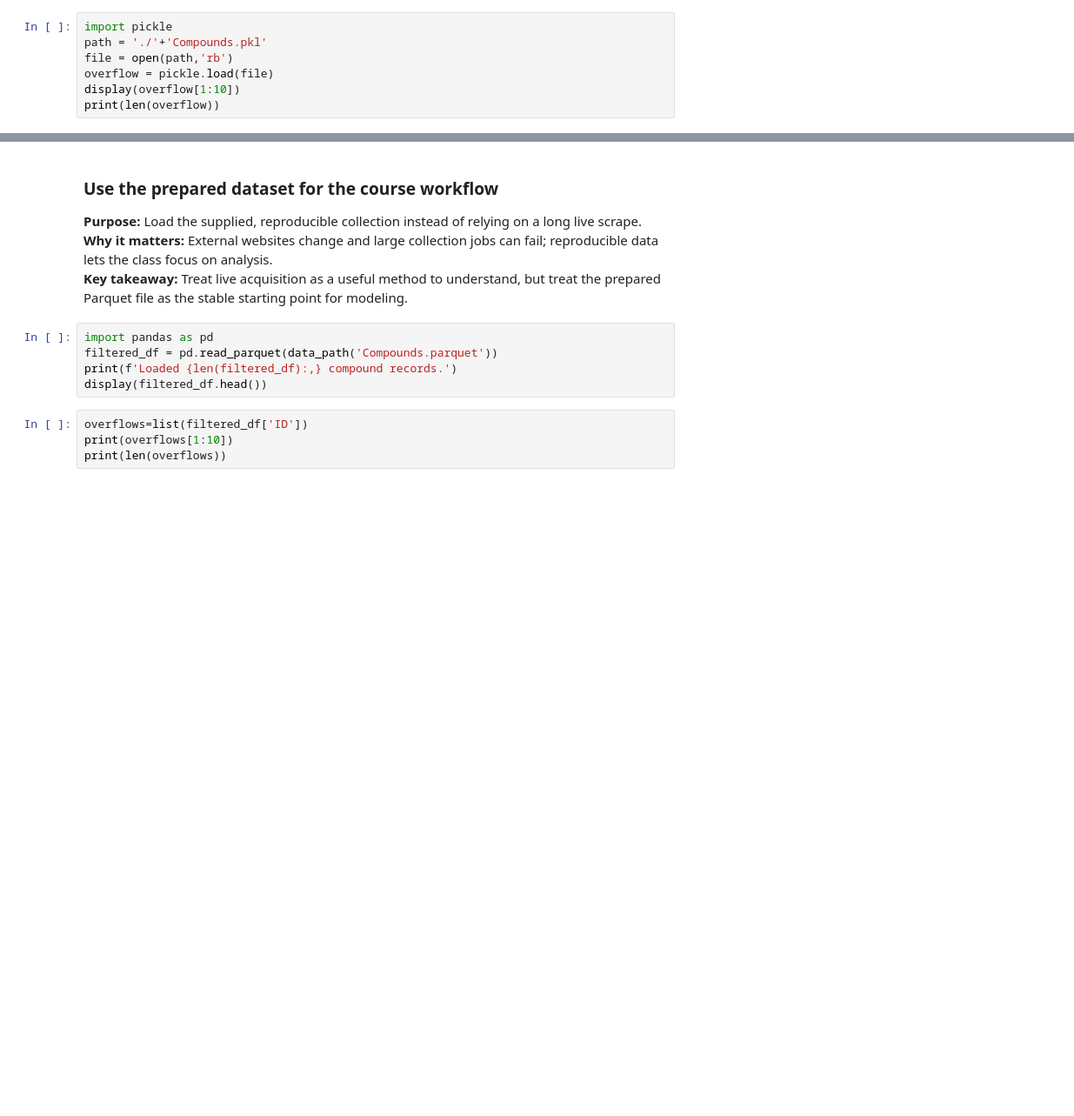
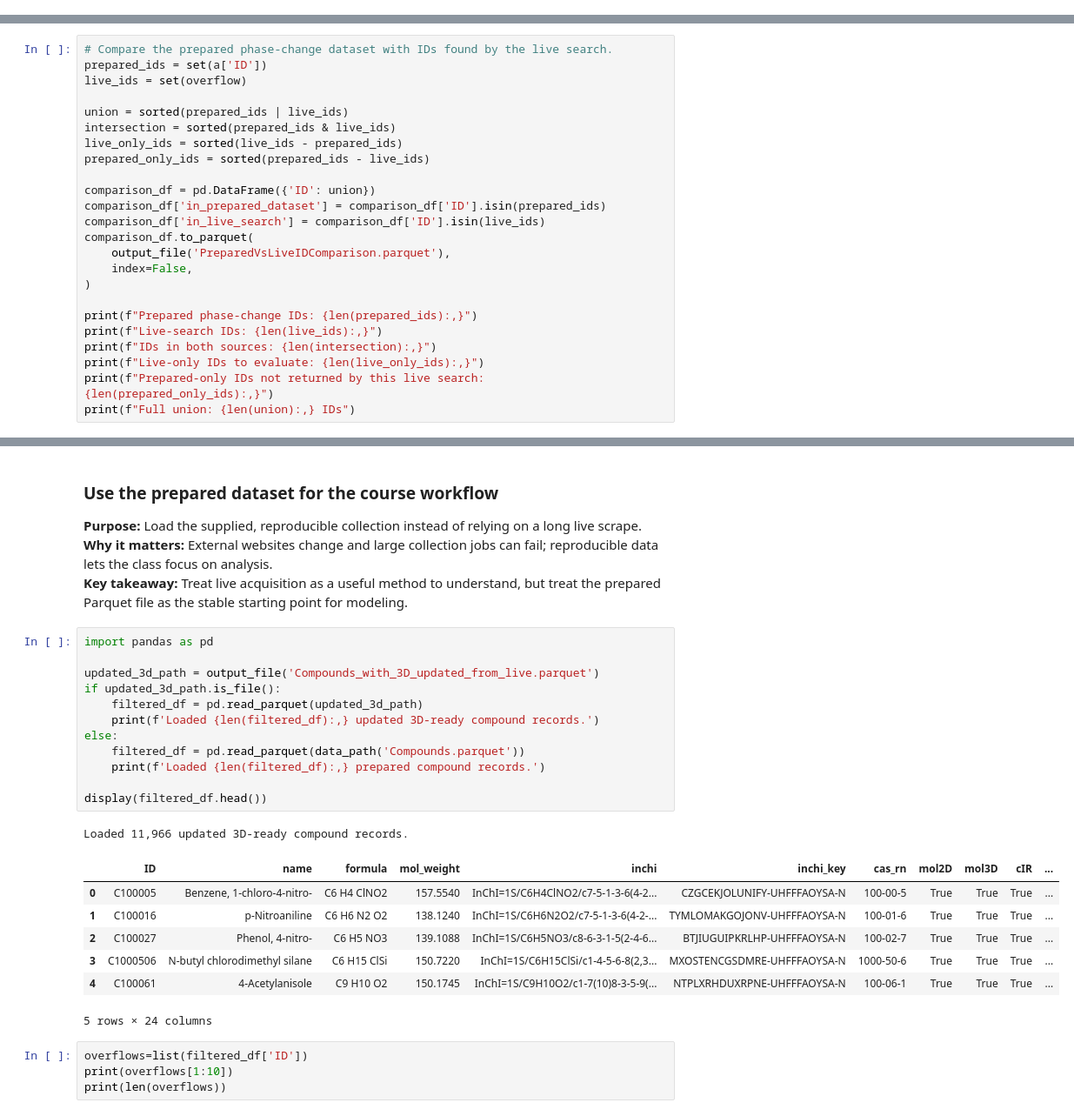
Before and after one commit to stlmaxpt/mizzou_atomistic_materials_analytics_fs2026, a Jupyter notebook: 01_Structure_to_Boiling_Point/01_NIST_BP_V2.ipynb, the cells around one changed output, grey strips where cells are left out. Shown at 87% size. Saved outputs shown, nothing was run; the diff lists cells and outputs as text; blank space fills up the shorter version.

```diff
--- a/01_Structure_to_Boiling_Point/01_NIST_BP_V2.ipynb
+++ b/01_Structure_to_Boiling_Point/01_NIST_BP_V2.ipynb
@@ -229,7 +186,0 @@ raise RuntimeError('STOP — optional live NIST collection. This may take about
-# %%
-import pickle
-path = './'+'Compounds.pkl'
-file = open(path,'rb')
-overflow = pickle.load(file)
-display(overflow[1:10])
-print(len(overflow))
@@ -281,0 +286,24 @@ print(len(filtered_df))
+# %%
+# Compare the prepared phase-change dataset with IDs found by the live search.
+prepared_ids = set(a['ID'])
+live_ids = set(overflow)
+
+union = sorted(prepared_ids | live_ids)
+intersection = sorted(prepared_ids & live_ids)
+live_only_ids = sorted(live_ids - prepared_ids)
+prepared_only_ids = sorted(prepared_ids - live_ids)
+
+comparison_df = pd.DataFrame({'ID': union})
+comparison_df['in_prepared_dataset'] = comparison_df['ID'].isin(prepared_ids)
+comparison_df['in_live_search'] = comparison_df['ID'].isin(live_ids)
+comparison_df.to_parquet(
+    output_file('PreparedVsLiveIDComparison.parquet'),
+    index=False,
+)
+
+print(f"Prepared phase-change IDs: {len(prepared_ids):,}")
+print(f"Live-search IDs: {len(live_ids):,}")
+print(f"IDs in both sources: {len(intersection):,}")
+print(f"Live-only IDs to evaluate: {len(live_only_ids):,}")
+print(f"Prepared-only IDs not returned by this live search: {len(prepared_only_ids):,}")
+print(f"Full union: {len(union):,} IDs")
@@ -297,9 +469,25 @@ filtered_df.to_parquet(path)
 **Key takeaway:** Treat live acquisition as a useful method to understand, but treat the prepared Parquet file as the stable starting point for modeling.
 # %%
 import pandas as pd
-filtered_df = pd.read_parquet(data_path('Compounds.parquet'))
-print(f'Loaded {len(filtered_df):,} compound records.')
+
+updated_3d_path = output_file('Compounds_with_3D_updated_from_live.parquet')
+if updated_3d_path.is_file():
+    filtered_df = pd.read_parquet(updated_3d_path)
+    print(f'Loaded {len(filtered_df):,} updated 3D-ready compound records.')
+else:
+    filtered_df = pd.read_parquet(data_path('Compounds.parquet'))
+    print(f'Loaded {len(filtered_df):,} prepared compound records.')
+
 display(filtered_df.head())
+# %% [output]
+Loaded 11,966 updated 3D-ready compound records.
+|  | ID | name | formula | mol_weight | inchi | inchi_key | cas_rn | mol2D | mol3D | cIR | ... |
+| 0 | C100005 | Benzene, 1-chloro-4-nitro- | C6 H4 ClNO2 | 157.5540 | InChI=1S/C6H4ClNO2/c7-5-1-3-6(4-2... | CZGCEKJOLUNIFY-UHFFFAOYSA-N | 100-00-5 | True | True | True | ... |
+| 1 | C100016 | p-Nitroaniline | C6 H6 N2 O2 | 138.1240 | InChI=1S/C6H6N2O2/c7-5-1-3-6(4-2-... | TYMLOMAKGOJONV-UHFFFAOYSA-N | 100-01-6 | True | True | True | ... |
+| 2 | C100027 | Phenol, 4-nitro- | C6 H5 NO3 | 139.1088 | InChI=1S/C6H5NO3/c8-6-3-1-5(2-4-6... | BTJIUGUIPKRLHP-UHFFFAOYSA-N | 100-02-7 | True | True | True | ... |
+| 3 | C1000506 | N-butyl chlorodimethyl silane | C6 H15 ClSi | 150.7220 | InChI=1S/C6H15ClSi/c1-4-5-6-8(2,3... | MXOSTENCGSDMRE-UHFFFAOYSA-N | 1000-50-6 | True | True | True | ... |
+| 4 | C100061 | 4-Acetylanisole | C9 H10 O2 | 150.1745 | InChI=1S/C9H10O2/c1-7(10)8-3-5-9(... | NTPLXRHDUXRPNE-UHFFFAOYSA-N | 100-06-1 | True | True | True | ... |
+5 rows × 24 columns
 # %%
 overflows=list(filtered_df['ID'])
 print(overflows[1:10])
```
Also changed, not shown: parts of 42 cells of this notebook, 8 other files.
